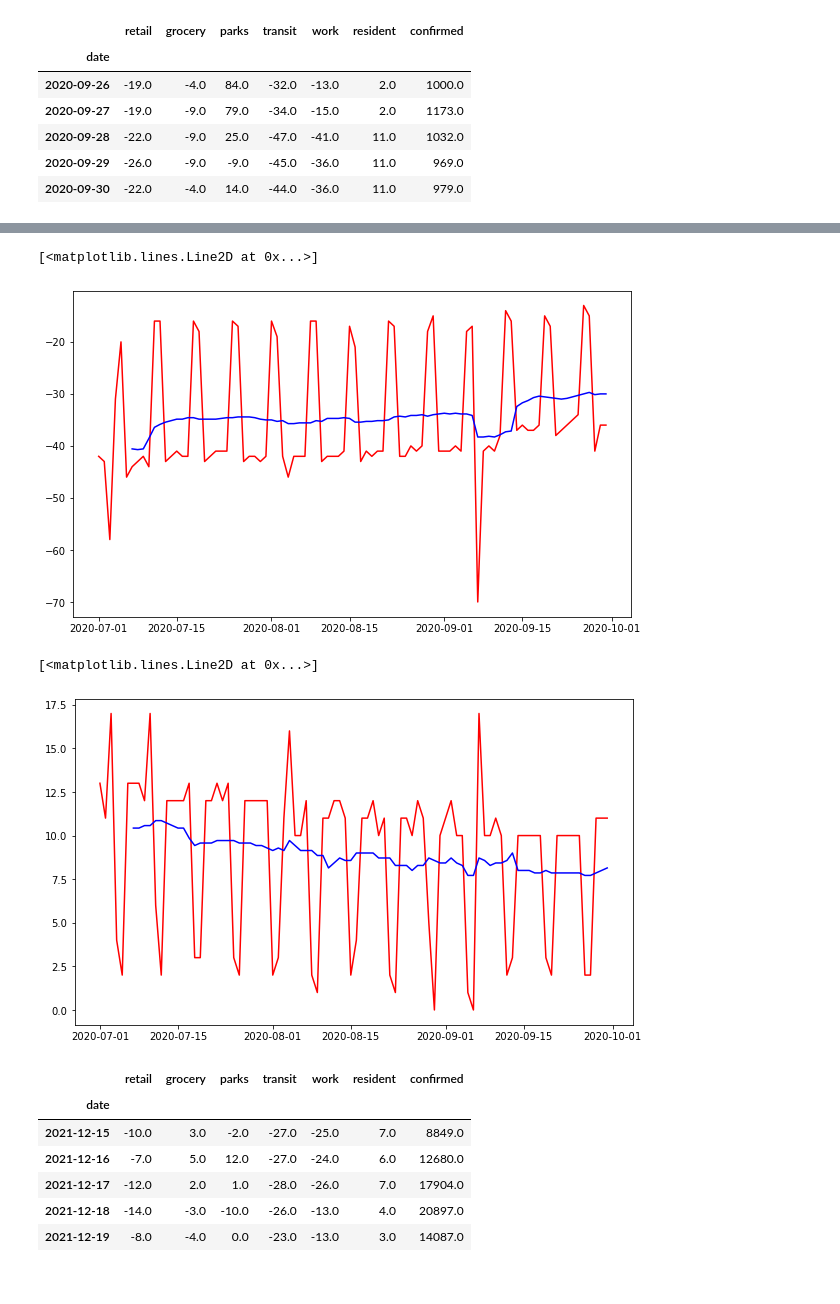
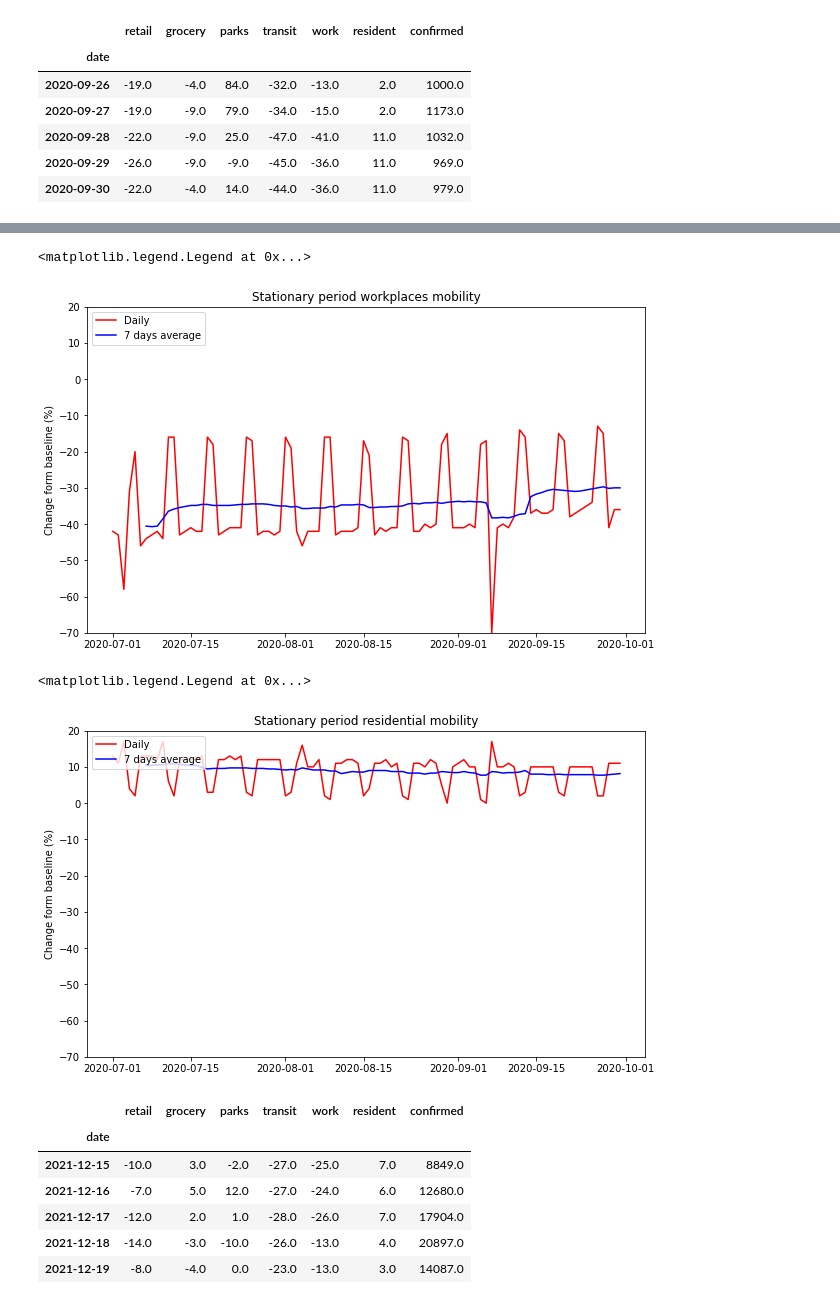
Before and after one commit to artgence/spatiotemporal_patterns_of_human_mobility-_during-_COVID-19-_in_USA, a Jupyter notebook: pca.ipynb, the cells around one changed output, grey strips where cells are left out. Drawn from its saved outputs; the diff is of its cells as text; code cells hidden in the pictures.

```diff
--- a/pca.ipynb
+++ b/pca.ipynb
@@ -63,13 +63,13 @@ NY_covid.head()
 | 3 | 22787 | New York | 2020-04-15 | 214454 |
 | 4 | 22788 | New York | 2020-04-16 | 223691 |
 # %%
-#NY_data['date'] = pd.to_datetime(NY_data['date'])
-#NY_covid['Covid_Date'] = pd.to_datetime(NY_covid['Covid_Date'])
-#NY_covid = NY_covid.rename(columns={"Covid_Date":"date"})
-#df_NY = NY_data.merge(NY_covid, how='inner', on='date')
-#df_NY.set_index(df_NY['date'], inplace=True)
-#df_NY = df_NY.drop(columns=['date','index_x','state','index_y','Province_State'])
-#df_NY['confirmed'] = df_NY['Confirmed'].diff()
+NY_data['date'] = pd.to_datetime(NY_data['date'])
+NY_covid['Covid_Date'] = pd.to_datetime(NY_covid['Covid_Date'])
+NY_covid = NY_covid.rename(columns={"Covid_Date":"date"})
+df_NY = NY_data.merge(NY_covid, how='inner', on='date')
+df_NY.set_index(df_NY['date'], inplace=True)
+df_NY = df_NY.drop(columns=['date','index_x','state','index_y','Province_State'])
+df_NY['confirmed'] = df_NY['Confirmed'].diff()
 df_NY = df_NY.drop(columns=['Confirmed'])
 df_NY.head()
 # %% [output]
@@ -129,17 +146,25 @@ plt.plot(df_NY_a.index,df_NY_a.transit.rolling(window = 7).mean(), label = 'tran
 # %%
 plt.figure(figsize = (10,6))
-plt.plot(df_NY_a.index,df_NY_a.work, label = 'work', color = 'red')
-plt.plot(df_NY_a.index,df_NY_a.work.rolling(window = 7).mean(), label = 'work', color = 'blue')
+plt.title('Stationary period workplaces mobility')
+plt.ylabel('Change form baseline (%)')
+plt.ylim(-70,20)
+plt.plot(df_NY_a.index,df_NY_a.work, label = 'Daily', color = 'red')
+plt.plot(df_NY_a.index,df_NY_a.work.rolling(window = 7).mean(), label = '7 days average', color = 'blue')
+plt.legend(loc="upper left")
 # %% [output]
-[<matplotlib.lines.Line2D at 0x...>]
+<matplotlib.legend.Legend at 0x...>
-[figure, old version]
+[figure, new version]
 # %%
 plt.figure(figsize = (10,6))
-plt.plot(df_NY_a.index,df_NY_a.resident, label = 'resident', color = 'red')
-plt.plot(df_NY_a.index,df_NY_a.resident.rolling(window = 7).mean(), label = 'resident', color = 'blue')
+plt.title('Stationary period residential mobility')
+plt.ylabel('Change form baseline (%)')
+plt.ylim(-70,20)
+plt.plot(df_NY_a.index,df_NY_a.resident, label = 'Daily', color = 'red')
+plt.plot(df_NY_a.index,df_NY_a.resident.rolling(window = 7).mean(), label = '7 days average', color = 'blue')
+plt.legend(loc="upper left")
 # %% [output]
-[<matplotlib.lines.Line2D at 0x...>]
+<matplotlib.legend.Legend at 0x...>
-[figure, old version]
+[figure, new version]
 # %%
 df_NY_b = df_NY['2021-12-15':'2022-02-08']
 df_NY_b.head()
```
Also changed, not shown: parts of 12 cells of this notebook.
